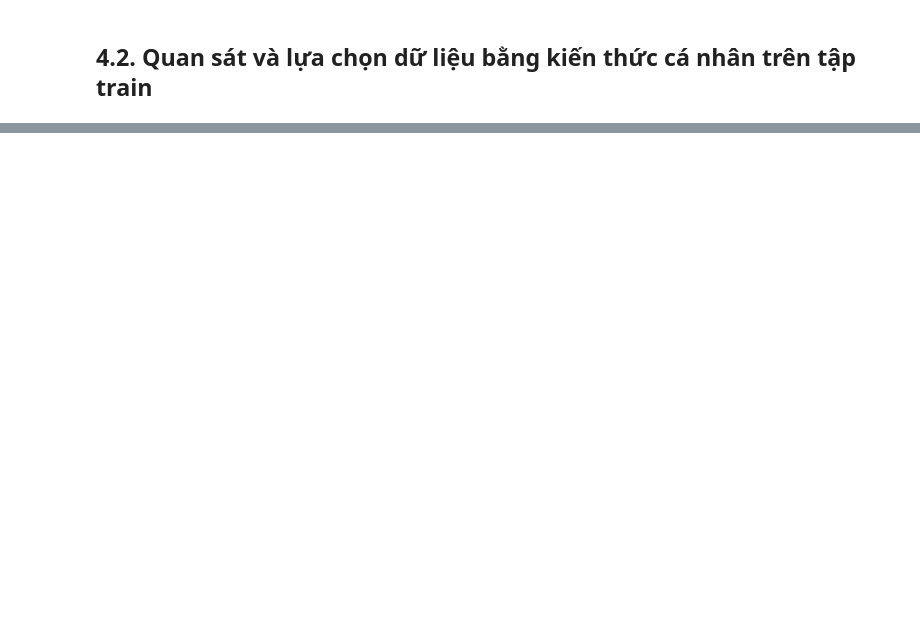
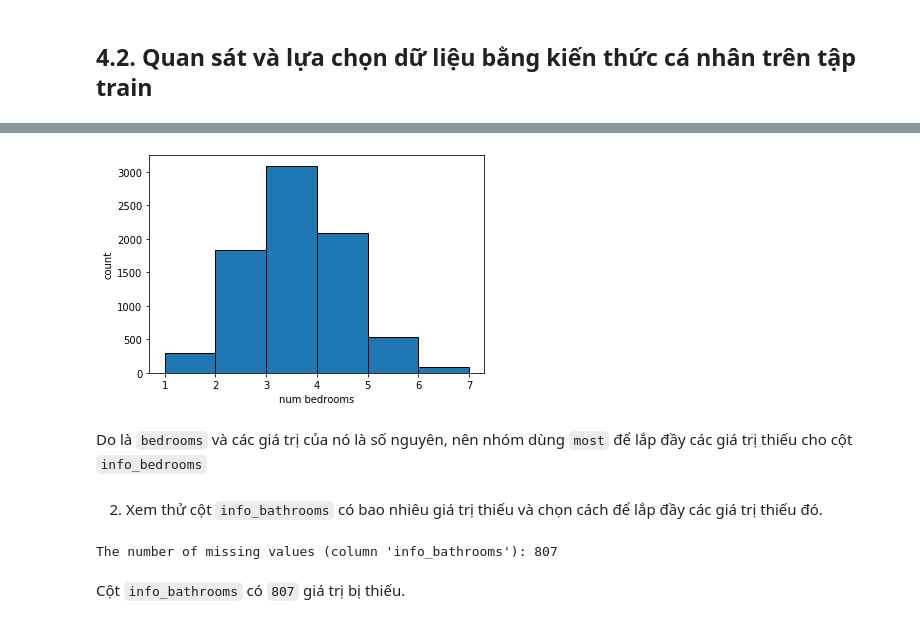
Before and after one commit to dpnam/DS-Final-Project, a Jupyter notebook: real-estate-California/HousePrice_California.ipynb, the cells around one changed output, grey strips where cells are left out. Saved outputs shown, nothing was run; the diff lists cells and outputs as text; code cells hidden in the pictures; blank space fills up the shorter version.

Commit message:
choose features and strategies to fill missing value

```diff
--- a/real-estate-California/HousePrice_California.ipynb
+++ b/real-estate-California/HousePrice_California.ipynb
@@ -845,8 +707,8 @@ data_df.describe(include="all")
 ## 4.1. Tách tập dữ liệu thành 2 phần train (70%) và validation (30%)
 # %%
 # Tách X và y
-y_sr = data_df["info_size"] # sr là viết tắt của series
-X_df = data_df.drop("info_size", axis=1)
+y_sr = data_df["sold_price"] # sr là viết tắt của series
+X_df = data_df.drop("sold_price", axis=1)
 # %%
 # Tách tập train và tập validation theo tỉ lệ 70%:30%
 train_X_df, val_X_df, train_y_sr, val_y_sr = train_test_split(X_df, y_sr, test_size=0.3, random_state=0)
@@ -959,0 +1013,18 @@ data_df["info_sold_price"].describe()
+# %%
+ax = train_X_df["info_bedrooms"].hist(bins=np.arange(1, 7.1, 1), grid=False,
+                       ec="black", density=False)
+ax.set_xlabel("num bedrooms")
+ax.set_ylabel("count");
+# %% [output]
+[figure, added]
+# %% [markdown]
+Do là `bedrooms` và các giá trị của nó là số nguyên, nên nhóm dùng `most` để lắp đầy các giá trị thiếu cho cột `info_bedrooms`
+# %% [markdown]
+2. Xem thử cột `info_bathrooms` có bao nhiêu giá trị thiếu và chọn cách để lắp đầy các giá trị thiếu đó.
+# %%
+num_miss_bathrooms = train_X_df.shape[0] - len(train_X_df[pd.notnull(train_X_df.info_bathrooms)])
+print("The number of missing values (column 'info_bathrooms'): " + str(num_miss_bathrooms))
+# %% [output]
+The number of missing values (column 'info_bathrooms'): 807
+# %% [markdown]
+Cột `info_bathrooms` có `807` giá trị bị thiếu.
```
Also changed, not shown: parts of 188 cells of this notebook, 3 other files.
